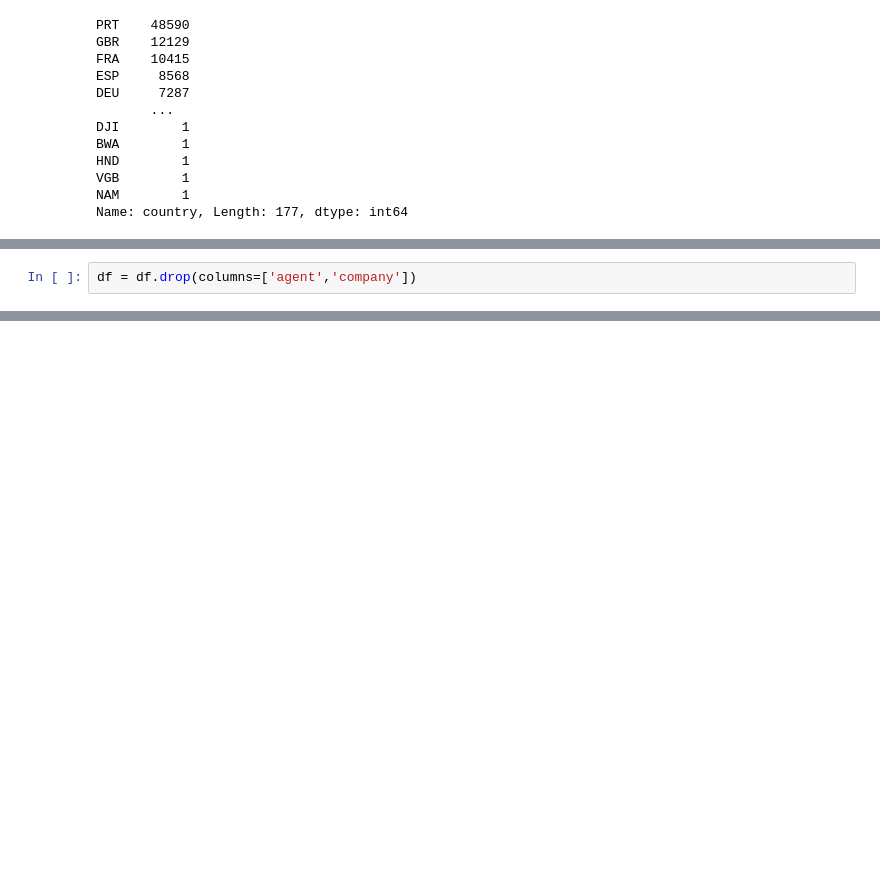
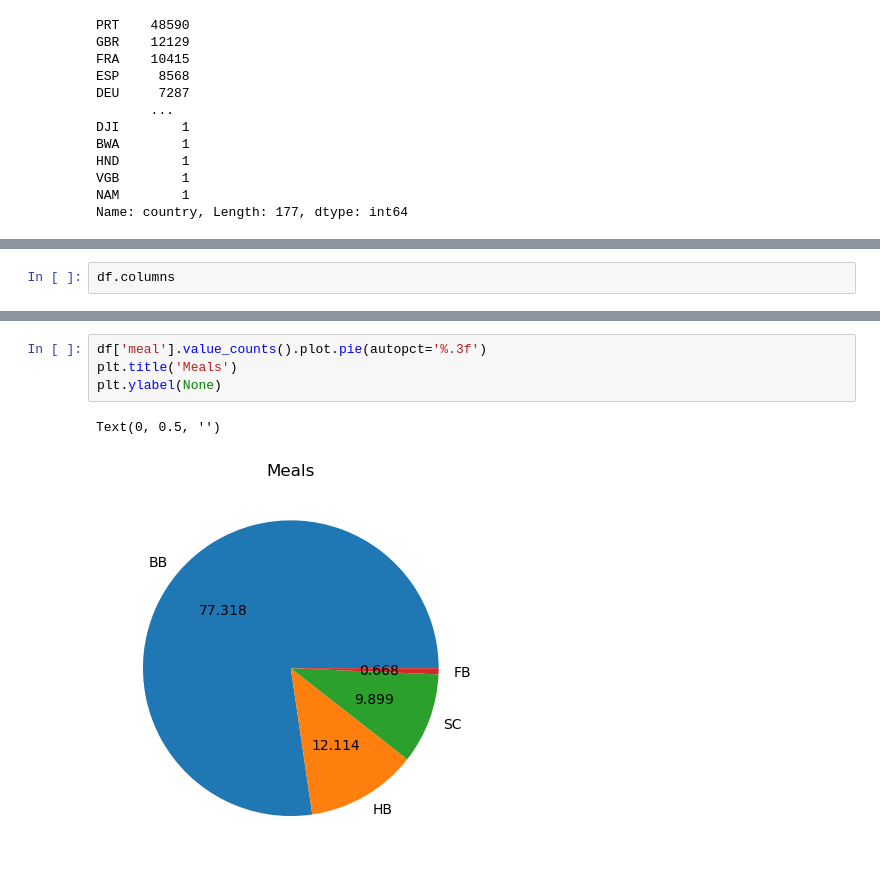
Before and after one commit to BrinaRochelKaplan/Mid-Year-Cumulative-Project, a Jupyter notebook: mid_year_cumulative_project/hotel_bookings.ipynb, the cells around one changed output, grey strips where cells are left out. Cells and saved outputs as stored; diff of their text form; blank space fills up the shorter version.

```diff
--- a/mid_year_cumulative_project/hotel_bookings.ipynb
+++ b/mid_year_cumulative_project/hotel_bookings.ipynb
@@ -128,2 +278,2 @@ Name: country, Length: 177, dtype: int64
 # %%
-df = df.drop(columns=['agent','company'])
+df.columns
@@ -129,0 +292,7 @@ df = df.drop(columns=['agent','company'])
+# %%
+df['meal'].value_counts().plot.pie(autopct='%.3f')
+plt.title('Meals')
+plt.ylabel(None)
+# %% [output]
+Text(0, 0.5, '')
+[figure, added]
```
Also changed, not shown: parts of 32 cells of this notebook, 15 other files.
